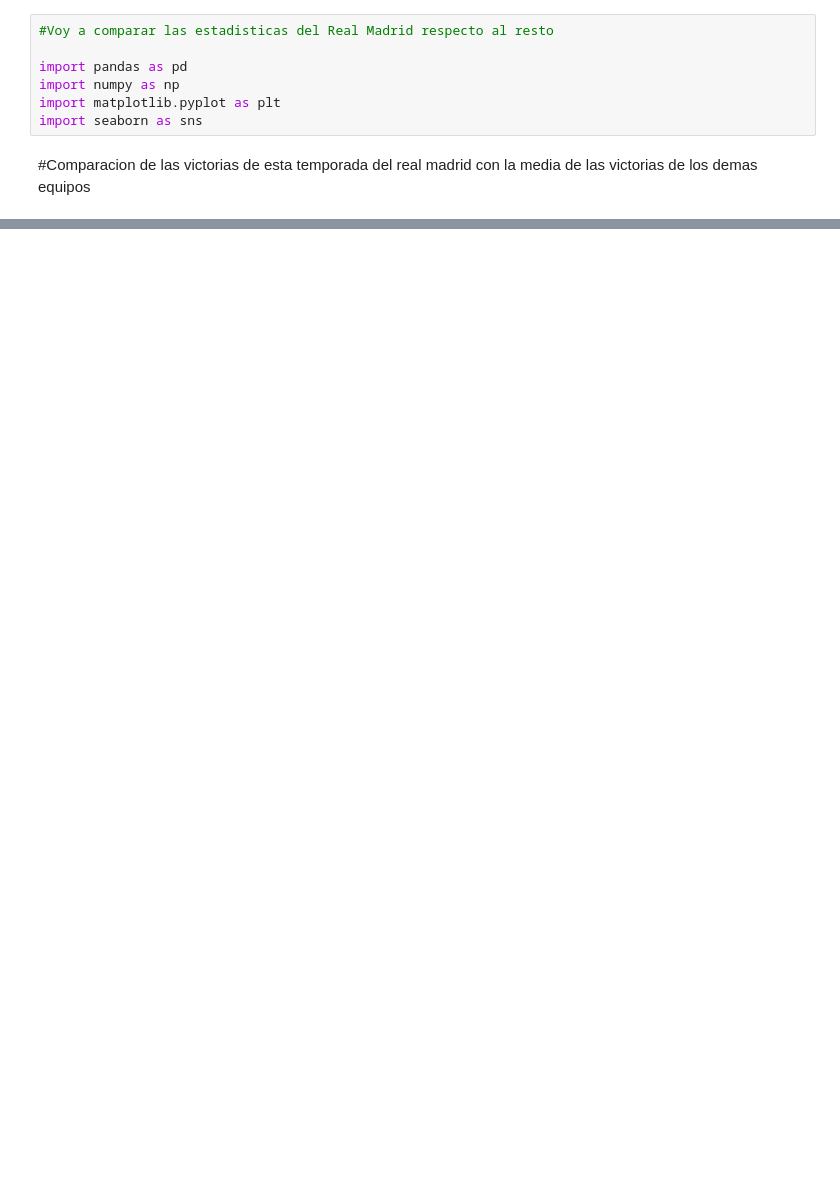
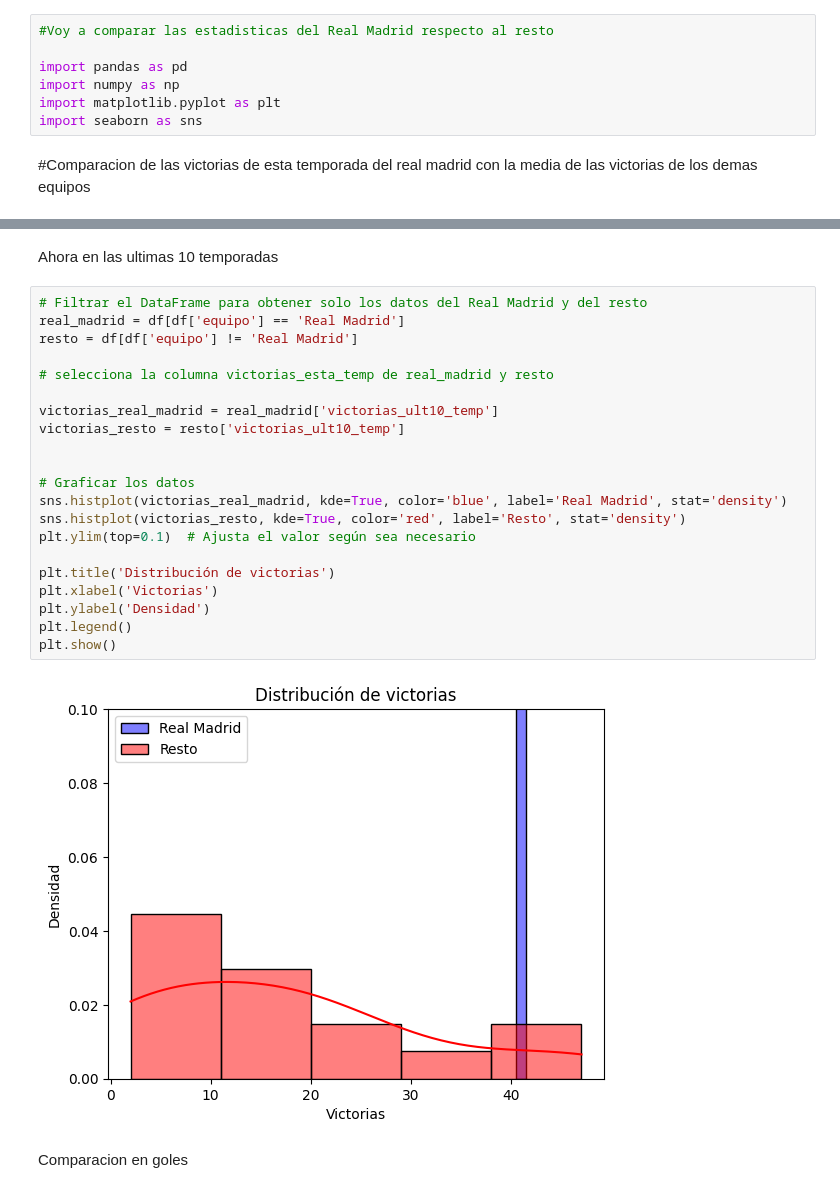
Before and after one commit to joseluis031/Analisis_Datos_db, a Jupyter notebook: analisis_madrid.ipynb, the cells around one changed output, grey strips where cells are left out. Saved outputs shown, nothing was run; the diff lists cells and outputs as text; blank space fills up the shorter version.

```diff
--- a/analisis_madrid.ipynb
+++ b/analisis_madrid.ipynb
@@ -41,0 +34,27 @@ AttributeError: 'bool' object has no attribute 'all'
+# %% [markdown]
+Ahora en las ultimas 10 temporadas
+# %%
+# Filtrar el DataFrame para obtener solo los datos del Real Madrid y del resto
+real_madrid = df[df['equipo'] == 'Real Madrid']
+resto = df[df['equipo'] != 'Real Madrid']
+
+# selecciona la columna victorias_esta_temp de real_madrid y resto
+
+victorias_real_madrid = real_madrid['victorias_ult10_temp']
+victorias_resto = resto['victorias_ult10_temp']
+
+
+# Graficar los datos
+sns.histplot(victorias_real_madrid, kde=True, color='blue', label='Real Madrid', stat='density')
+sns.histplot(victorias_resto, kde=True, color='red', label='Resto', stat='density')
+plt.ylim(top=0.1)  # Ajusta el valor según sea necesario
+
+plt.title('Distribución de victorias')
+plt.xlabel('Victorias')
+plt.ylabel('Densidad')
+plt.legend()
+plt.show()
+# %% [output]
+[figure, added]
+# %% [markdown]
+Comparacion en goles
```
Also changed, not shown: parts of 2 cells of this notebook, 1 other file.
